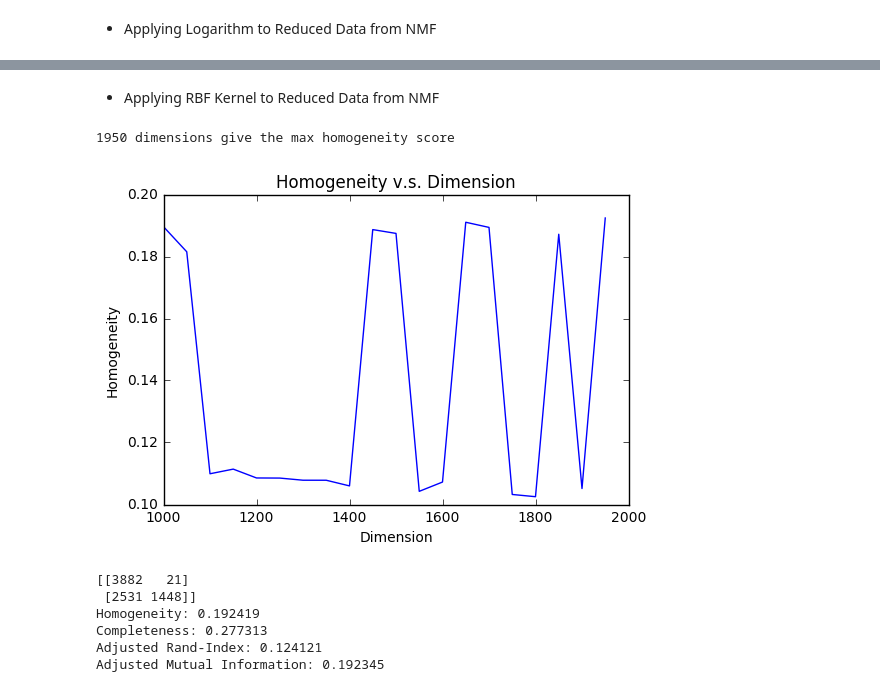
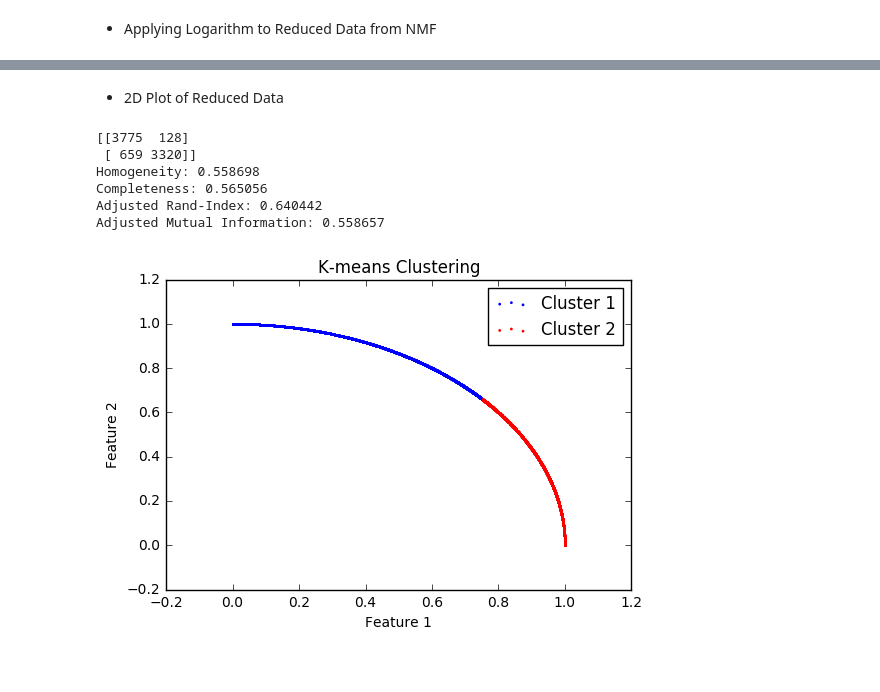
Before and after one commit to hc934/EE_219, a Jupyter notebook: hw4.ipynb, the cells around one changed output, grey strips where cells are left out. Drawn from its saved outputs; the diff is of its cells as text; code cells hidden in the pictures.

```diff
--- a/hw4.ipynb
+++ b/hw4.ipynb
@@ -168,7 +243,7 @@ dimension = range(5,35)
 max_score = -1
 scores = []
 for n_components in dimension:
-    nmf = NMF(n_components=n_components, max_iter=10, random_state=42)
+    nmf = NMF(n_components=n_components, max_iter=50, random_state=42)
     ppl = make_pipeline(nmf, Normalizer(copy=False))
     X_nmf = ppl.fit_transform(X_tfidf)
 
@@ -188,8 +263,15 @@ plt.xlabel("Dimension")
 plt.ylabel("Homogeneity")
 plt.show()
 
+# --------------------------------------------------------------------------
+nmf = NMF(n_components=max_n_components, max_iter=50, random_state=42)
+ppl = make_pipeline(nmf, Normalizer(copy=False))
+X_nmf = ppl.fit_transform(X_tfidf)
+
+km.fit(X_nmf)
+predict = km.labels_
+
 # clustering performance evaluations
-predict = nmf_model.labels_
 print(metrics.confusion_matrix(y, predict))
 print("Homogeneity: %f" % metrics.homogeneity_score(y, predict))
 print("Completeness: %f" % metrics.completeness_score(y, predict))
@@ -207,7 +289,7 @@ Adjusted Mutual Information: 0.118695
 # %% [markdown]
 - Applying Logarithm to Reduced Data from NMF
 # %%
-nmf = NMF(n_components=max_n_components, max_iter=10, random_state=42)
+nmf = NMF(n_components=max_n_components, max_iter=50, random_state=42)
 ppl = make_pipeline(nmf, Normalizer(copy=False))
 X_nmf = ppl.fit_transform(X_tfidf)
 
@@ -235,44 +317,33 @@ Adjusted Mutual Information: 0.004131
-# %% [markdown]
-- Applying RBF Kernel to Reduced Data from NMF
+# %% [markdown]
+- 2D Plot of Reduced Data
 # %%
-from sklearn.kernel_approximation import RBFSampler
+nmf = NMF(n_components=2, max_iter=50, random_state=42)
+ppl = make_pipeline(nmf, Normalizer(copy=False))
+X_nmf = ppl.fit_transform(X_tfidf)
 
-dimension = range(1000,2000,50)
-max_score = -1
-scores = []
-for n_components in dimension:
-    rbfs = RBFSampler(n_components=n_components, random_state=42)
-    ppl = make_pipeline(rbfs, Normalizer(copy=False))
-    X_rbfs = ppl.fit_transform(X_nmf)
-    km.fit(X_rbfs)
-    predict = km.labels_
-    score = metrics.homogeneity_score(y, predict)
-    scores.append(score)
-    if score>max_score:
-        max_score = score
-        max_n_components = n_components
-        rbfs_model = km
-
-print("%d dimensions give the max homogeneity score" % max_n_components)
-plt.plot(dimension, scores)
-plt.title("Homogeneity v.s. Dimension")
-plt.xlabel("Dimension")
-plt.ylabel("Homogeneity")
-plt.show()
+km.fit(X_nmf)
+predict = km.labels_
 
 # clustering performance evaluations
-predict = rbfs_model.labels_
 print(metrics.confusion_matrix(y, predict))
 print("Homogeneity: %f" % metrics.homogeneity_score(y, predict))
 print("Completeness: %f" % metrics.completeness_score(y, predict))
 print("Adjusted Rand-Index: %f" % metrics.adjusted_rand_score(y, predict))
 print("Adjusted Mutual Information: %f" % metrics.adjusted_mutual_info_score(y, predict))
+
+color = ['b', 'r']
+plt.scatter(X_nmf[predict==1,0], X_nmf[predict==1,1], color='b', s=1, label='Cluster 1')
+plt.scatter(X_nmf[predict==0,0], X_nmf[predict==0,1], color='r', s=1, label='Cluster 2')
+plt.legend()
+plt.title("K-means Clustering")
+plt.xlabel("Feature 1")
+plt.ylabel("Feature 2")
+plt.show()
 # %% [output]
-1950 dimensions give the max homogeneity score
+[[3775  128]
+ [ 659 3320]]
+Homogeneity: 0.558698
+Completeness: 0.565056
+Adjusted Rand-Index: 0.640442
+Adjusted Mutual Information: 0.558657
-[figure, old version]
+[figure, new version]
-[[3882   21]
- [2531 1448]]
-Homogeneity: 0.192419
-Completeness: 0.277313
-Adjusted Rand-Index: 0.124121
-Adjusted Mutual Information: 0.192345
```
Also changed, not shown: parts of 9 cells of this notebook.
